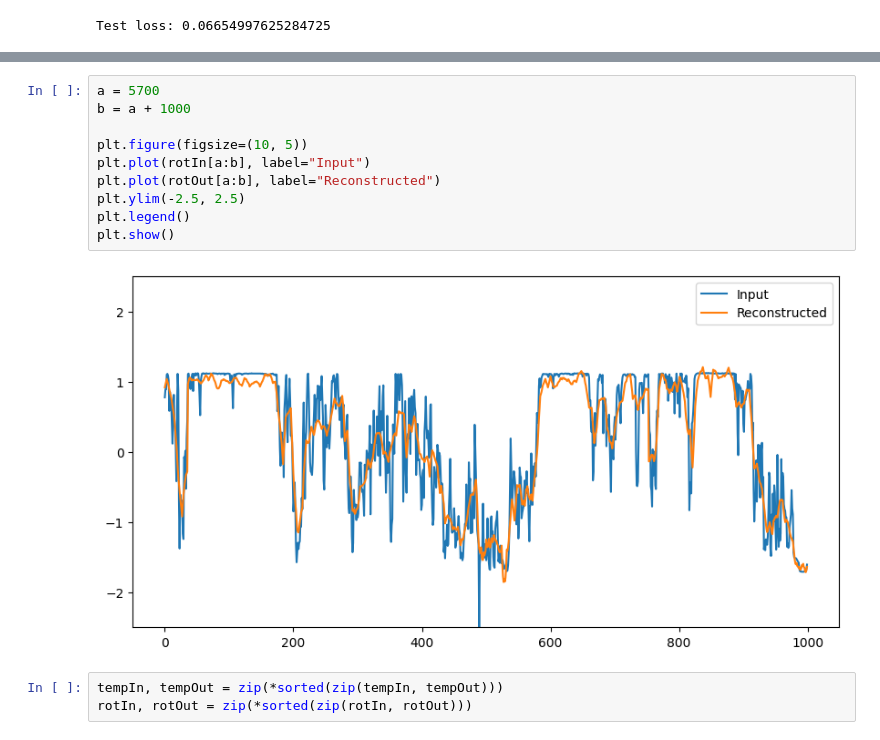
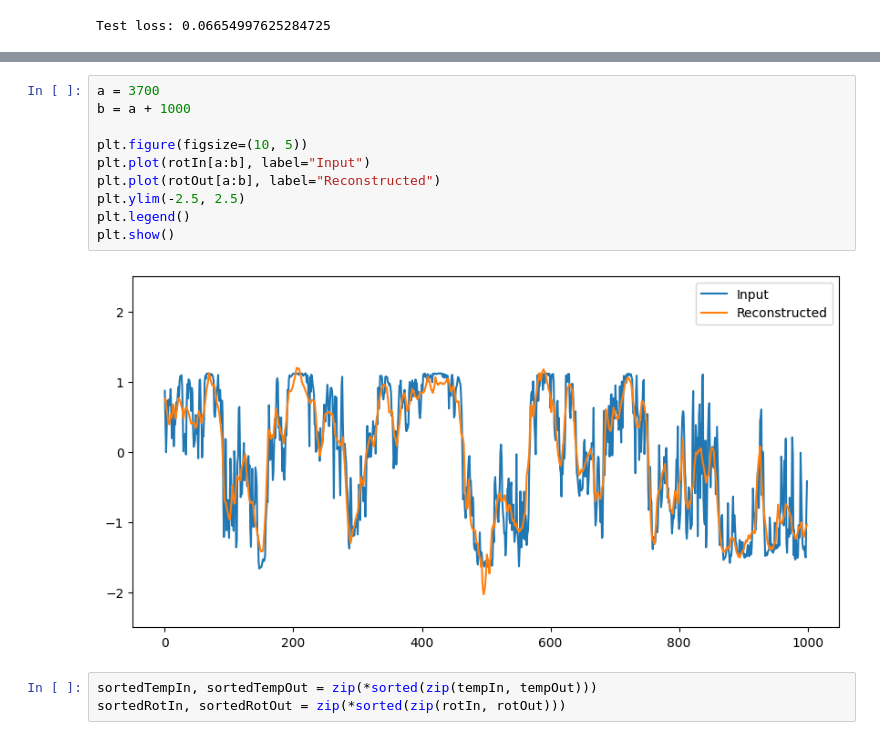
Before and after one commit to BuiHoangTu/ul.bds.NormalBehaviorMonitor, a Jupyter notebook: dev.ipynb, the cells around one changed output, grey strips where cells are left out. Cells and saved outputs as stored; diff of their text form.

Commit message:
adding all graphs

```diff
--- a/dev.ipynb
+++ b/dev.ipynb
@@ -442,18 +454,18 @@ Test loss: 0.06654997625284725
 # %%
-a = 5700
+a = 3700
 b = a + 1000
 
 plt.figure(figsize=(10, 5))
 plt.plot(rotIn[a:b], label="Input")
 plt.plot(rotOut[a:b], label="Reconstructed")
 plt.ylim(-2.5, 2.5)
 plt.legend()
 plt.show()
 # %% [output]
-[figure, old version]
+[figure, new version]
 # %%
-tempIn, tempOut = zip(*sorted(zip(tempIn, tempOut)))
-rotIn, rotOut = zip(*sorted(zip(rotIn, rotOut)))
+sortedTempIn, sortedTempOut = zip(*sorted(zip(tempIn, tempOut)))
+sortedRotIn, sortedRotOut = zip(*sorted(zip(rotIn, rotOut)))
 # %%
 a = 0
 b = len(tempIn)
```
Also changed, not shown: parts of 8 cells of this notebook.
